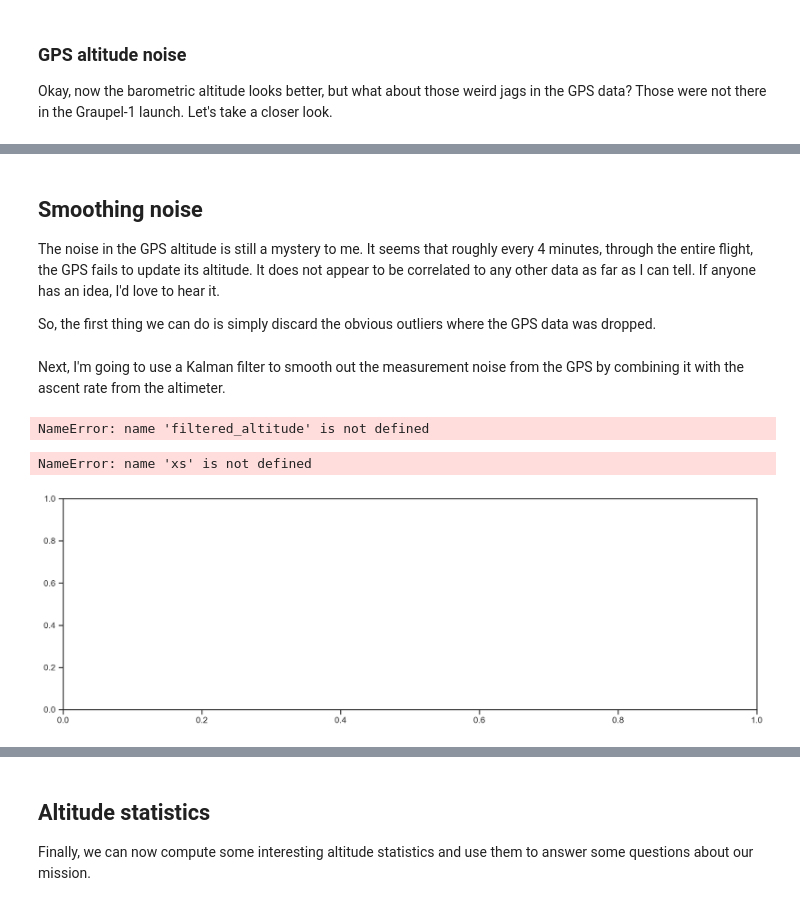
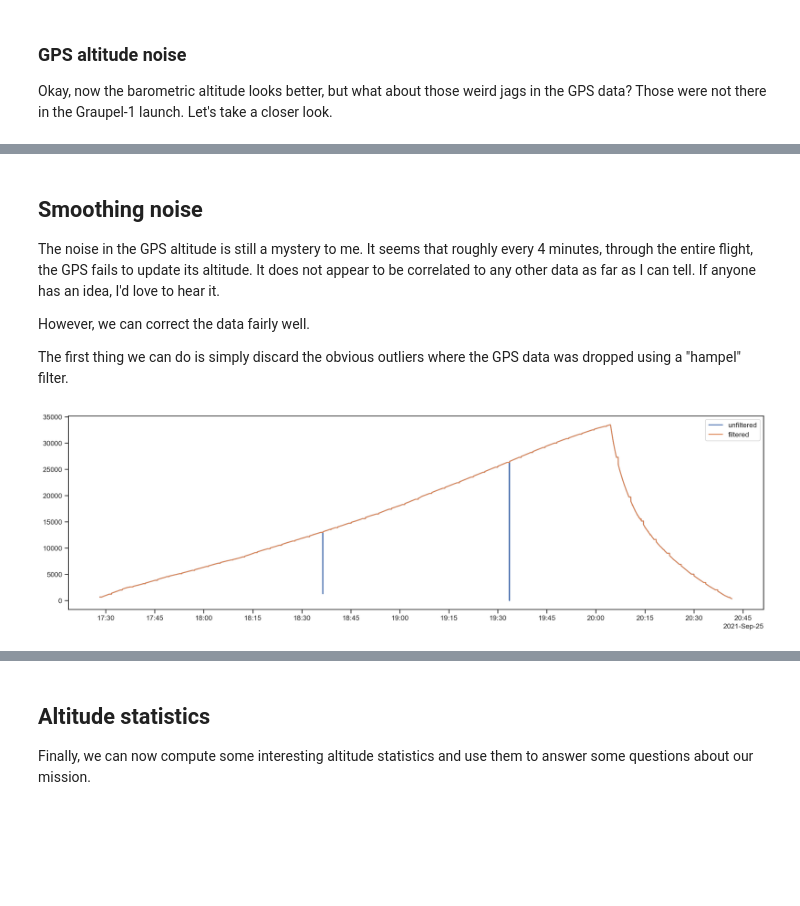
Before and after one commit to sea7aero/graupel-2, a Jupyter notebook: book/data-analysis.ipynb, the cells around one changed output, grey strips where cells are left out. Saved outputs shown, nothing was run; the diff lists cells and outputs as text; code cells hidden in the pictures; blank space fills up the shorter version.

```diff
--- a/book/data-analysis.ipynb
+++ b/book/data-analysis.ipynb
@@ -263,57 +270,17 @@ plot_window('At landing', landing_time - window, landing_time)
 
 The noise in the GPS altitude is still a mystery to me.  It seems that roughly every 4 minutes, through the entire flight, the GPS fails to update its altitude.  It does not appear to be correlated to any other data as far as I can tell. If anyone has an idea, I'd love to hear it.
 
-So, the first thing we can do is simply discard the obvious outliers where the GPS data was dropped.
+However, we can correct the data fairly well.
+
+The first thing we can do is simply discard the obvious outliers where the GPS data was dropped using a "hampel" filter.
 # %%
 from hampel import hampel
 
 filtered_altitude = hampel(mission_data['gps_altitude_m'], window_size=10, n=3, imputation=True)
 ax = pretty_plots()
 
-ax.plot(mission_data['gps_altitude_m'])
-ax.plot(filtered_altitude);
+ax.plot(mission_data['gps_altitude_m'], label="unfiltered")
+ax.plot(filtered_altitude, label="filtered")
+ax.legend();
+# %% [output]
+[figure, added]
-# %% [markdown]
-Next, I'm going to use a Kalman filter to smooth out the measurement noise from the GPS by combining it with the
-ascent rate from the altimeter.
-# %%
-from filterpy.kalman import KalmanFilter
-
-# Create the measurement array.
-x = filtered_altitude
-dx = mission_data['pressure_altitude_m'].diff()
-zs = np.vstack([x, dx]).T[1:]
-N = zs.shape[0]
-
-# Construct a Kalman filter where the dimension of the state variables is 2 (altitude and ascent rate)
-# and the number of measured variables is 2 (altitude and ascent rate).
-kf = KalmanFilter (dim_x=2, dim_z=2)
-
-# Initial altitude and ascent rate.
-kf.x = np.array([x[0], 0.])
-
-dt = 1.
-# State transition matrix. Altitude = Previous Altitude + Ascent Rate * dt
-kf.F = np.array([[1.,dt],
-                [0.,1.]])
-
-# Measurement matrix: we have measurements for both altitude and ascent rate.
-kf.H = np.array([[1.,0.],
-                [0.,1.]])
-
-kf.P *= 5000
-kf.R *= 5
-
-from filterpy.common import Q_discrete_white_noise
-kf.Q = Q_discrete_white_noise(dim=2, dt=0.003, var=0.13)
-
-(mu, cov, _, _) = kf.batch_filter(zs) #Rs=[kf.R]*N, Fs=[kf.F]*N, Hs=[kf.H]*N)
-(xs, _, _, _) = kf.rts_smoother(mu, cov)
-# %% [output]
-NameError: name 'filtered_altitude' is not defined
-# %%
-fig, ax = plt.subplots()
-ax.plot(xs[1000:10000,0])
-print((xs[:,0].max() * units.m).to(units.ft))
-# %% [output]
-NameError: name 'xs' is not defined
-[figure, removed]
```
Also changed, not shown: parts of 26 cells of this notebook, 58 other files.
